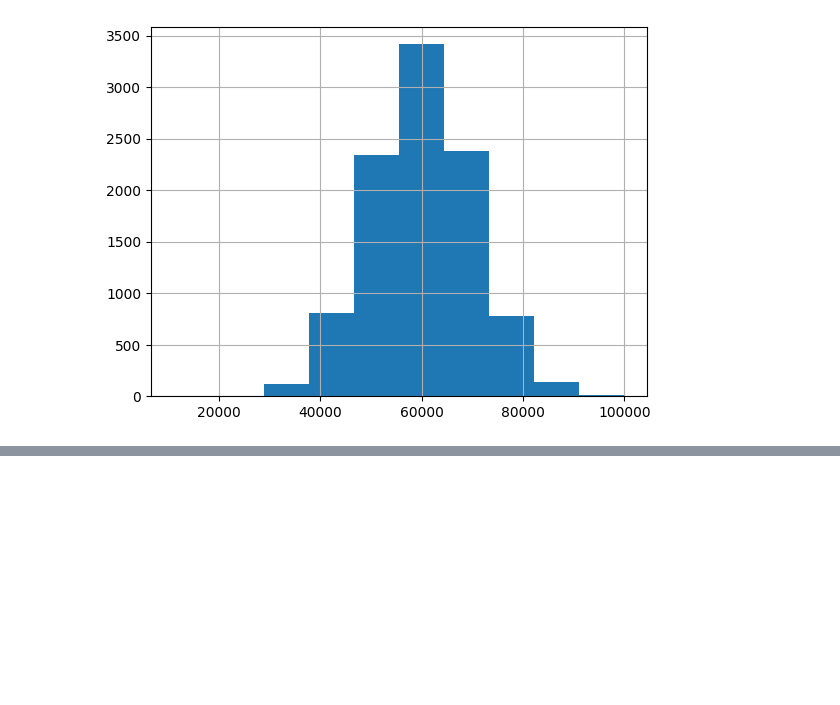
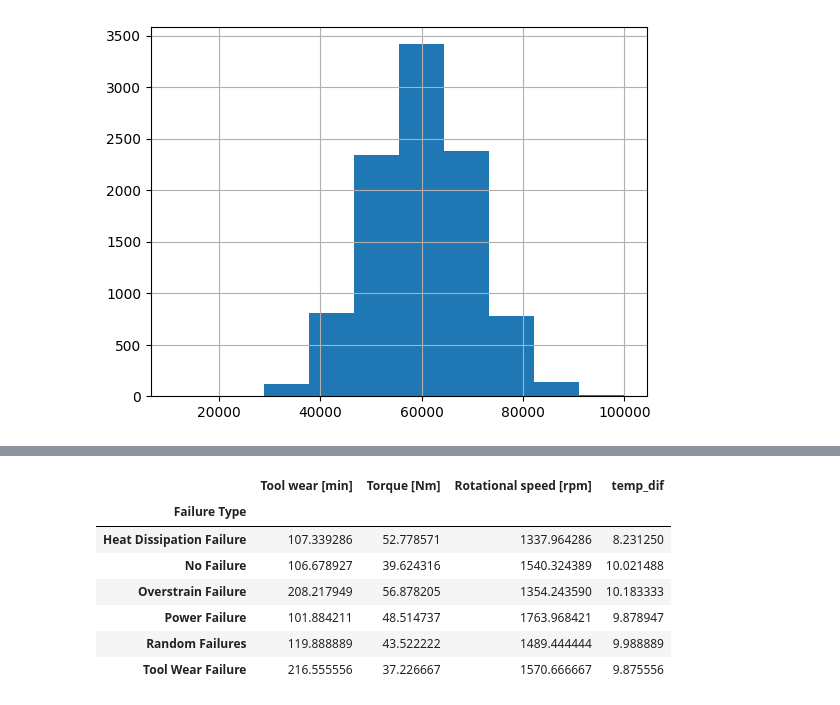
Before and after one commit to abinayasundaramoorthi/Predictive-maintenence-iot, a Jupyter notebook: feature_engineering.ipynb, the cells around one changed output, grey strips where cells are left out. Drawn from its saved outputs; the diff is of its cells as text; code cells hidden in the pictures; blank space fills up the shorter version.

```diff
--- a/feature_engineering.ipynb
+++ b/feature_engineering.ipynb
@@ -302,0 +353,3 @@ df["stress_index"].hist(bins=10)
+# %%
+df["wear_level"] = pd.cut(df["Tool wear [min]"],bins=[0, 80, 160, 253],labels=["Low", "Medium", "High"])
+df["wear_level"].value_counts()
@@ -302,0 +362,3 @@ df["stress_index"].hist(bins=10)
+# %%
+df['wear_speed']=df['Tool wear [min]']*df['Rotational speed [rpm]']
+df['wear_speed'].describe()
@@ -302,0 +396,11 @@ df["stress_index"].hist(bins=10)
+# %%
+df.groupby("Failure Type")[ ["Tool wear [min]","Torque [Nm]", "Rotational speed [rpm]","temp_dif"]].mean()
+# %% [output]
+|  | Tool wear [min] | Torque [Nm] | Rotational speed [rpm] | temp_dif |
+| Failure Type |  |  |  |  |
+| Heat Dissipation Failure | 107.339286 | 52.778571 | 1337.964286 | 8.231250 |
+| No Failure | 106.678927 | 39.624316 | 1540.324389 | 10.021488 |
+| Overstrain Failure | 208.217949 | 56.878205 | 1354.243590 | 10.183333 |
+| Power Failure | 101.884211 | 48.514737 | 1763.968421 | 9.878947 |
+| Random Failures | 119.888889 | 43.522222 | 1489.444444 | 9.988889 |
+| Tool Wear Failure | 216.555556 | 37.226667 | 1570.666667 | 9.875556 |
```
Also changed, not shown: parts of 13 cells of this notebook.
